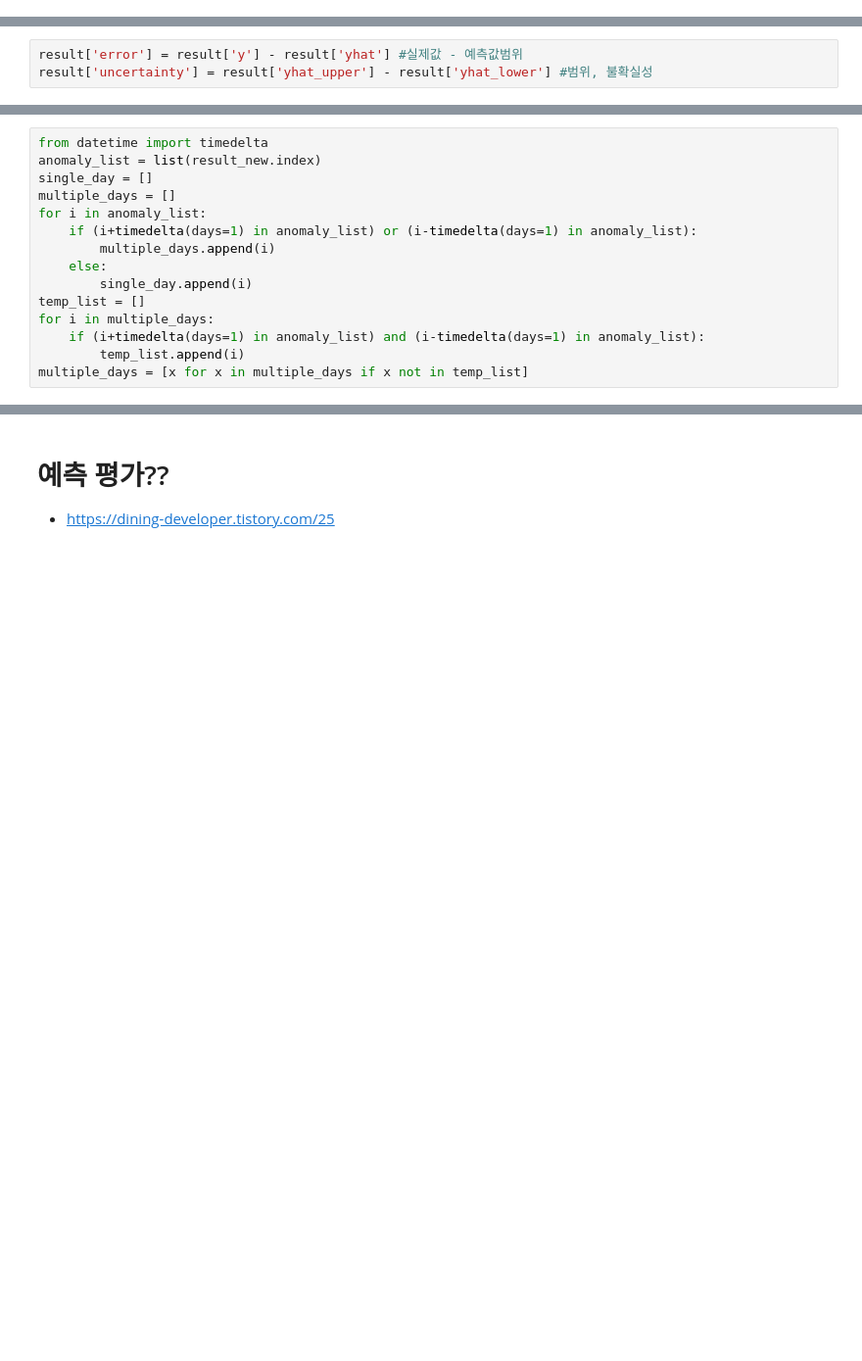
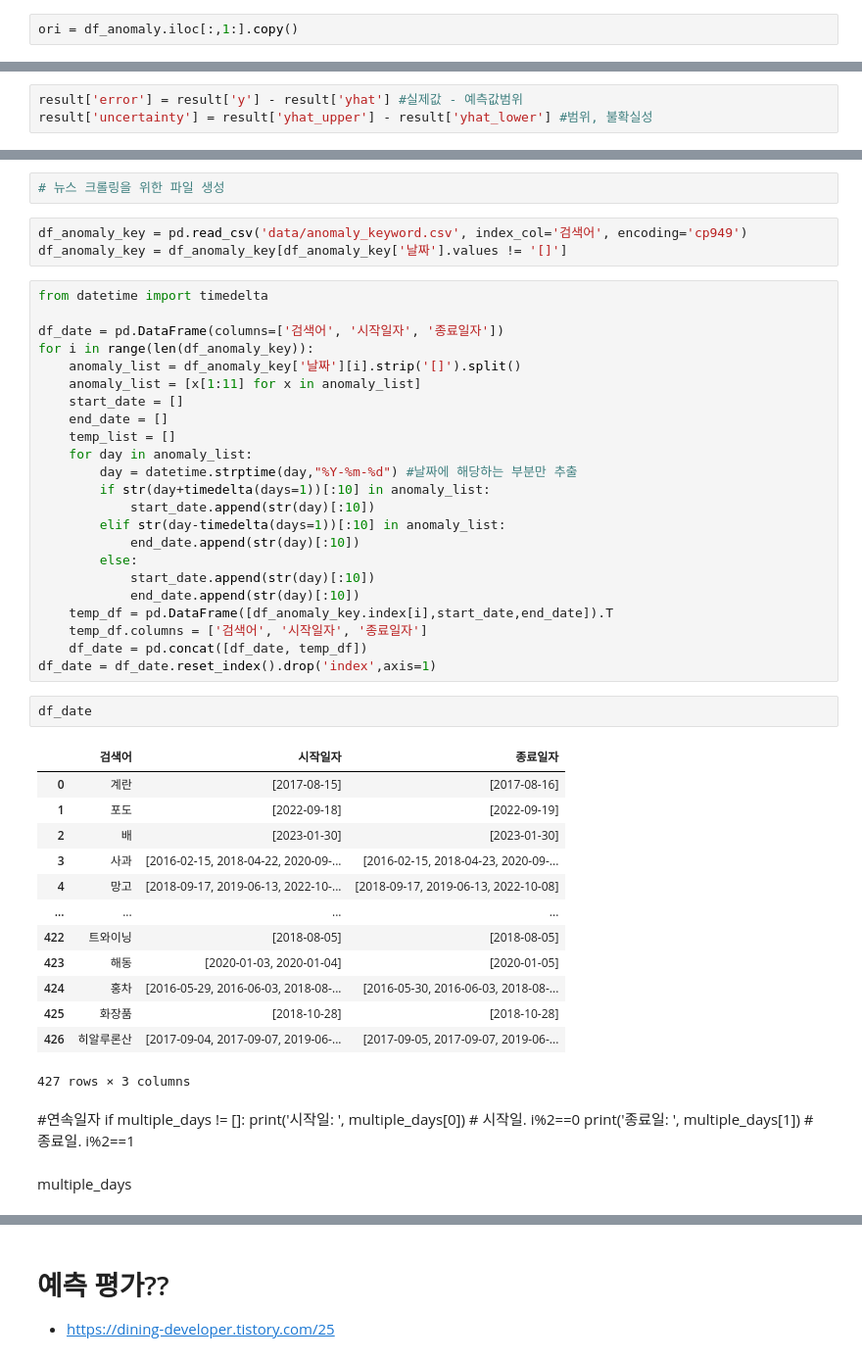
Before and after one commit to LeeKunHa/Anomaly-Detection-Model-for-Food-Terms-Based-on-Naver-Keyword-Search-Volume, a Jupyter notebook: Anomaly_Detection.ipynb, the cells around one changed output, grey strips where cells are left out. Shown at 98% size. Drawn from its saved outputs; the diff is of its cells as text; blank space fills up the shorter version.

```diff
--- a/Anomaly_Detection.ipynb
+++ b/Anomaly_Detection.ipynb
@@ -47,0 +161,2 @@ anomaly_yesterday
+# %%
+ori = df_anomaly.iloc[:,1:].copy()
@@ -321,15 +752,0 @@ result_new
-# %%
-from datetime import timedelta
-anomaly_list = list(result_new.index)
-single_day = []
-multiple_days = []
-for i in anomaly_list:
-    if (i+timedelta(days=1) in anomaly_list) or (i-timedelta(days=1) in anomaly_list):
-        multiple_days.append(i)
-    else:
-        single_day.append(i)
-temp_list = []
-for i in multiple_days:
-    if (i+timedelta(days=1) in anomaly_list) and (i-timedelta(days=1) in anomaly_list):
-        temp_list.append(i)
-multiple_days = [x for x in multiple_days if x not in temp_list]
@@ -345,0 +769,51 @@ single_day
+# %%
+# 뉴스 크롤링을 위한 파일 생성
+# %%
+df_anomaly_key = pd.read_csv('data/anomaly_keyword.csv', index_col='검색어', encoding='cp949')
+df_anomaly_key = df_anomaly_key[df_anomaly_key['날짜'].values != '[]']
+# %%
+from datetime import timedelta
+
+df_date = pd.DataFrame(columns=['검색어', '시작일자', '종료일자'])
+for i in range(len(df_anomaly_key)):
+    anomaly_list = df_anomaly_key['날짜'][i].strip('[]').split()
+    anomaly_list = [x[1:11] for x in anomaly_list]
+    start_date = []
+    end_date = []
+    temp_list = []
+    for day in anomaly_list:
+        day = datetime.strptime(day,"%Y-%m-%d") #날짜에 해당하는 부분만 추출
+        if str(day+timedelta(days=1))[:10] in anomaly_list:
+            start_date.append(str(day)[:10])
+        elif str(day-timedelta(days=1))[:10] in anomaly_list:
+            end_date.append(str(day)[:10])
+        else:
+            start_date.append(str(day)[:10])
+            end_date.append(str(day)[:10])
+    temp_df = pd.DataFrame([df_anomaly_key.index[i],start_date,end_date]).T
+    temp_df.columns = ['검색어', '시작일자', '종료일자']
+    df_date = pd.concat([df_date, temp_df])
+df_date = df_date.reset_index().drop('index',axis=1)
+# %%
+df_date
+# %% [output]
+|  | 검색어 | 시작일자 | 종료일자 |
+| 0 | 계란 | [2017-08-15] | [2017-08-16] |
+| 1 | 포도 | [2022-09-18] | [2022-09-19] |
+| 2 | 배 | [2023-01-30] | [2023-01-30] |
+| 3 | 사과 | [2016-02-15, 2018-04-22, 2020-09-... | [2016-02-15, 2018-04-23, 2020-09-... |
+| 4 | 망고 | [2018-09-17, 2019-06-13, 2022-10-... | [2018-09-17, 2019-06-13, 2022-10-08] |
+| ... | ... | ... | ... |
+| 422 | 트와이닝 | [2018-08-05] | [2018-08-05] |
+| 423 | 해동 | [2020-01-03, 2020-01-04] | [2020-01-05] |
+| 424 | 홍차 | [2016-05-29, 2016-06-03, 2018-08-... | [2016-05-30, 2016-06-03, 2018-08-... |
+| 425 | 화장품 | [2018-10-28] | [2018-10-28] |
+| 426 | 히알루론산 | [2017-09-04, 2017-09-07, 2019-06-... | [2017-09-05, 2017-09-07, 2019-06-... |
+427 rows × 3 columns
+# %% [markdown]
+#연속일자
+if multiple_days != []:
+    print('시작일: ', multiple_days[0]) # 시작일. i%2==0
+    print('종료일: ', multiple_days[1]) # 종료일. i%2==1
+# %% [markdown]
+multiple_days
```
Also changed, not shown: parts of 67 cells of this notebook, 1 other file.
